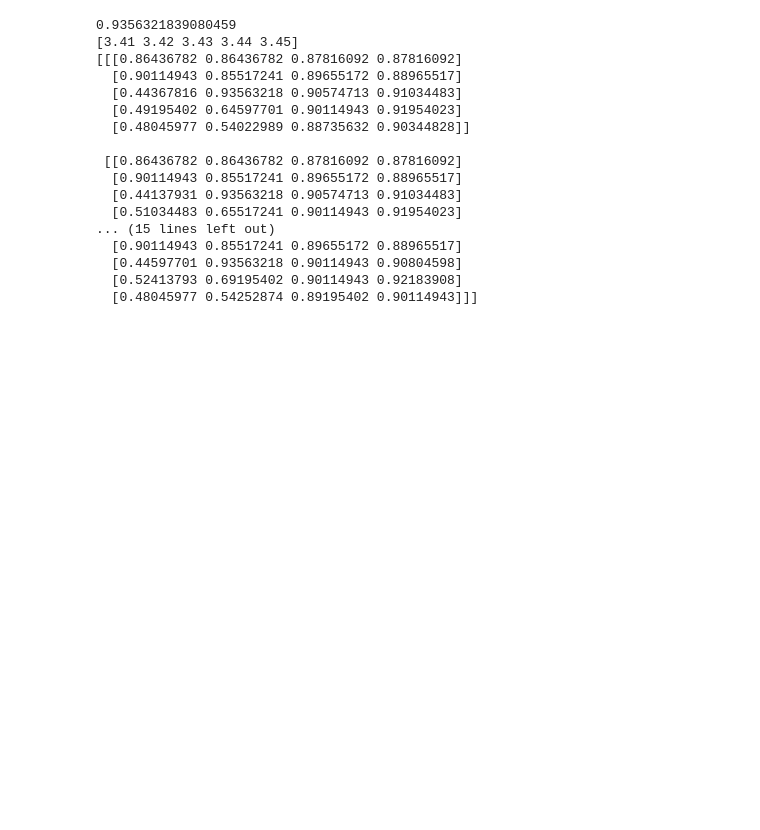
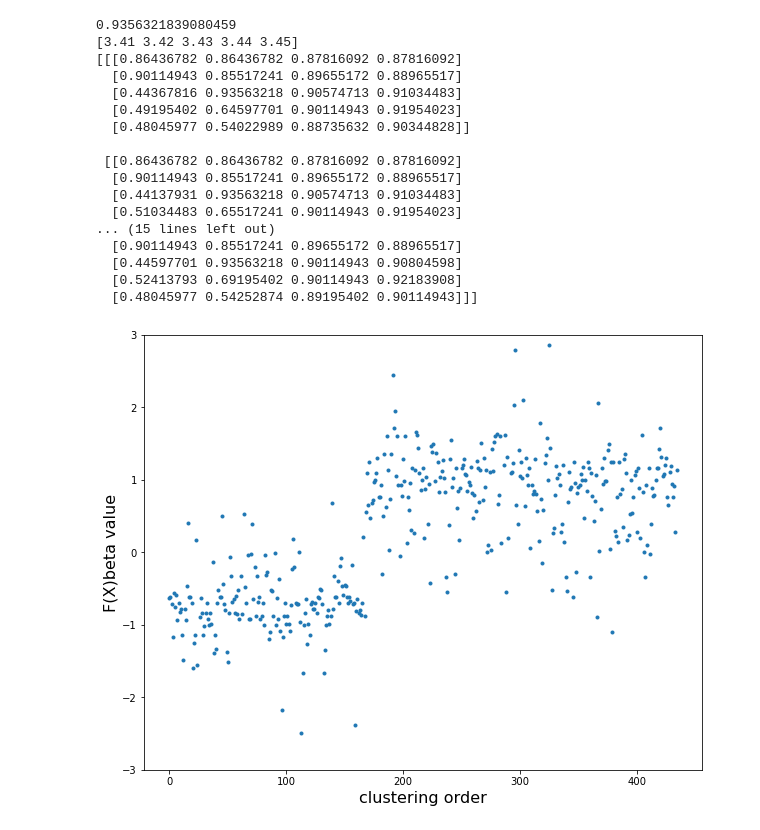
Before and after one commit to InfinityKing48/AMATH582, a Jupyter notebook: HW4/582_HW4.ipynb, the cells around one changed output. Saved outputs shown, nothing was run; the diff lists cells and outputs as text; code cells hidden in the pictures; blank space fills up the shorter version.

```diff
--- a/HW4/582_HW4.ipynb
+++ b/HW4/582_HW4.ipynb
@@ -133,7 +117,8 @@ for sigma in best_sigma:
             b = y[0:j]
             lin.fit(A, b)
             beta = lin.coef_
-            y_pred = np.sign(np.dot(F, beta))
+            F_beta = np.dot(F, beta)
+            y_pred = np.sign(F_beta)
             accuracy = 1 - np.mean(y_pred != y)
             SSL_results[m_idx, j_idx] = accuracy
     sigma_SSL_results.append(SSL_results.copy())
@@ -168,3 +153,25 @@ print(best_sigma_SSL_results)
   [0.44597701 0.93563218 0.90114943 0.90804598]
   [0.52413793 0.69195402 0.90114943 0.92183908]
   [0.48045977 0.54252874 0.89195402 0.90114943]]]
+# %%
+eigen_matrix = classifier(dist, 3.41)[2]
+m = 4
+j = 10
+
+F = eigen_matrix[:, 0:m]
+A = F[0:j, :]
+b = y[0:j]
+lin.fit(A, b)
+beta = lin.coef_
+F_beta = np.dot(F, beta)
+
+F_beta_order = F_beta[order]
+
+fig = plt.figure(figsize=(10,8))
+plt.ylim(-3, 3)
+plt.plot(F_beta_order, '.')
+plt.xlabel('clustering order', fontsize=16)
+plt.ylabel('F(X)beta value', fontsize=16)
+plt.show()
+# %% [output]
+[figure, added]
```
Also changed, not shown: parts of 7 cells of this notebook.
